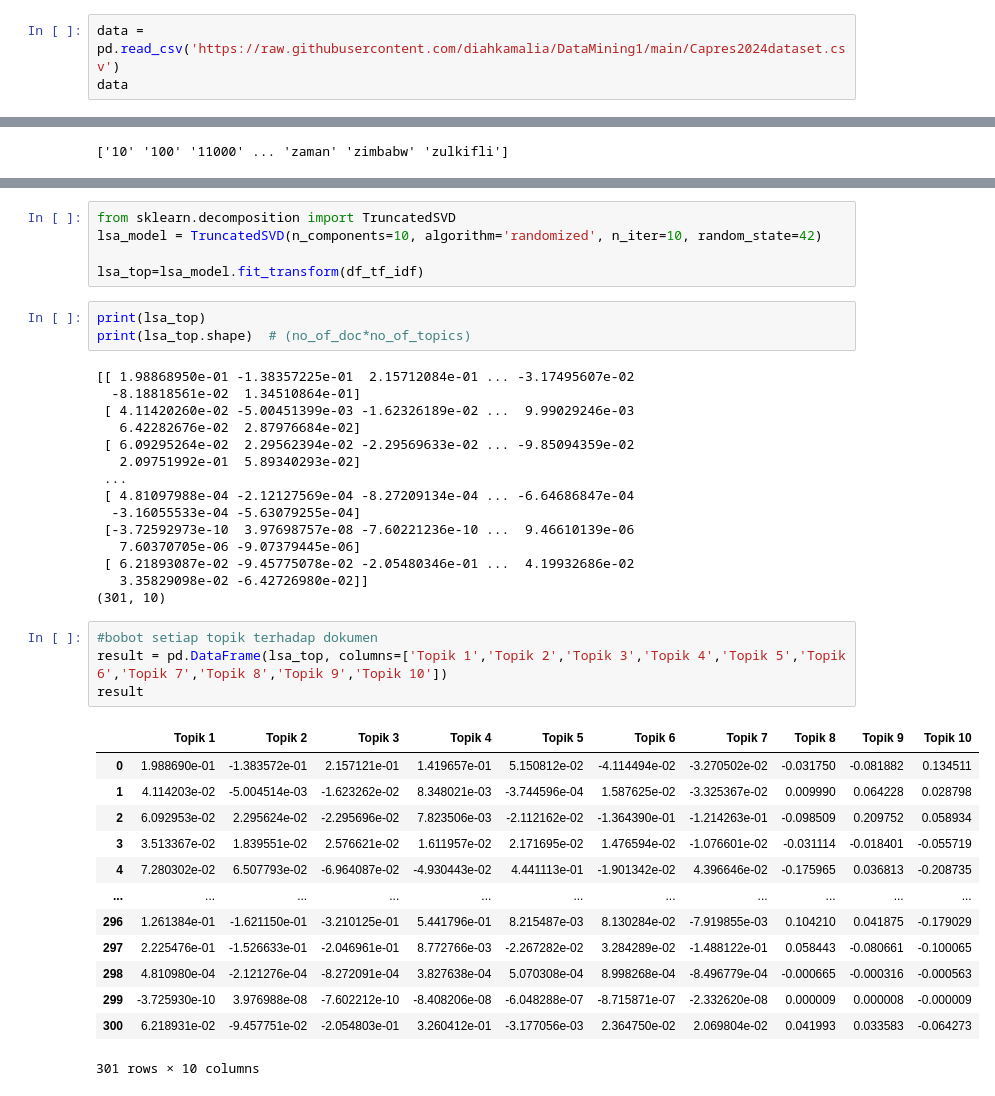
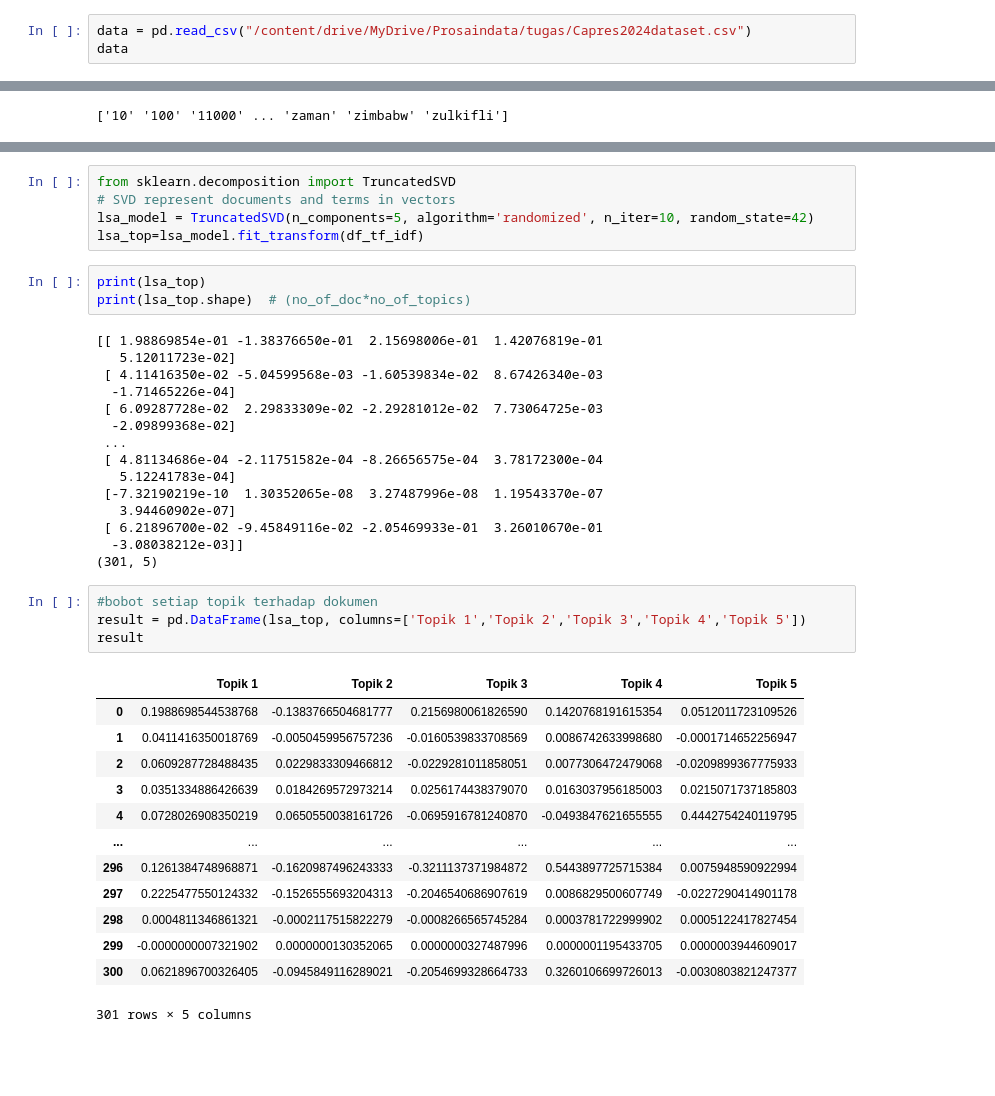
Before and after one commit to diahkamalia/prosaindata, a Jupyter notebook: _sources/topicmodelling.ipynb, the cells around one changed output, grey strips where cells are left out. Cells and saved outputs as stored; diff of their text form; blank space fills up the shorter version.

Commit message:
Update documentation

```diff
--- a/_sources/topicmodelling.ipynb
+++ b/_sources/topicmodelling.ipynb
@@ -297,7 +333,7 @@ df_new.to_csv('Capres2024dataset.csv', index=False)
 # %% [markdown]
 ## Modelling Data
 # %%
-data = pd.read_csv('https://raw.githubusercontent.com/diahkamalia/DataMining1/main/Capres2024dataset.csv')
+data = pd.read_csv("/content/drive/MyDrive/Prosaindata/tugas/Capres2024dataset.csv")
 data
 # %% [output]
 |  | stem |
@@ -390,45 +429,45 @@ df_tf_idf
 301 rows × 1484 columns
 # %%
 from sklearn.decomposition import TruncatedSVD
-lsa_model = TruncatedSVD(n_components=10, algorithm='randomized', n_iter=10, random_state=42)
-
+# SVD represent documents and terms in vectors
+lsa_model = TruncatedSVD(n_components=5, algorithm='randomized', n_iter=10, random_state=42)
 lsa_top=lsa_model.fit_transform(df_tf_idf)
 # %%
 print(lsa_top)
 print(lsa_top.shape)  # (no_of_doc*no_of_topics)
 # %% [output]
-[[ 1.98868950e-01 -1.38357225e-01  2.15712084e-01 ... -3.17495607e-02
-  -8.18818561e-02  1.34510864e-01]
- [ 4.11420260e-02 -5.00451399e-03 -1.62326189e-02 ...  9.99029246e-03
-   6.42282676e-02  2.87976684e-02]
- [ 6.09295264e-02  2.29562394e-02 -2.29569633e-02 ... -9.85094359e-02
-   2.09751992e-01  5.89340293e-02]
+[[ 1.98869854e-01 -1.38376650e-01  2.15698006e-01  1.42076819e-01
+   5.12011723e-02]
+ [ 4.11416350e-02 -5.04599568e-03 -1.60539834e-02  8.67426340e-03
+  -1.71465226e-04]
+ [ 6.09287728e-02  2.29833309e-02 -2.29281012e-02  7.73064725e-03
+  -2.09899368e-02]
  ...
- [ 4.81097988e-04 -2.12127569e-04 -8.27209134e-04 ... -6.64686847e-04
-  -3.16055533e-04 -5.63079255e-04]
- [-3.72592973e-10  3.97698757e-08 -7.60221236e-10 ...  9.46610139e-06
-   7.60370705e-06 -9.07379445e-06]
- [ 6.21893087e-02 -9.45775078e-02 -2.05480346e-01 ...  4.19932686e-02
-   3.35829098e-02 -6.42726980e-02]]
-(301, 10)
+ [ 4.81134686e-04 -2.11751582e-04 -8.26656575e-04  3.78172300e-04
+   5.12241783e-04]
+ [-7.32190219e-10  1.30352065e-08  3.27487996e-08  1.19543370e-07
+   3.94460902e-07]
+ [ 6.21896700e-02 -9.45849116e-02 -2.05469933e-01  3.26010670e-01
+  -3.08038212e-03]]
+(301, 5)
 # %%
 #bobot setiap topik terhadap dokumen
-result = pd.DataFrame(lsa_top, columns=['Topik 1','Topik 2','Topik 3','Topik 4','Topik 5','Topik 6','Topik 7','Topik 8','Topik 9','Topik 10'])
+result = pd.DataFrame(lsa_top, columns=['Topik 1','Topik 2','Topik 3','Topik 4','Topik 5'])
 result
 # %% [output]
-|  | Topik 1 | Topik 2 | Topik 3 | Topik 4 | Topik 5 | Topik 6 | Topik 7 | Topik 8 | Topik 9 | Topik 10 |
-| 0 | 1.988690e-01 | -1.383572e-01 | 2.157121e-01 | 1.419657e-01 | 5.150812e-02 | -4.114494e-02 | -3.270502e-02 | -0.031750 | -0.081882 | 0.134511 |
-| 1 | 4.114203e-02 | -5.004514e-03 | -1.623262e-02 | 8.348021e-03 | -3.744596e-04 | 1.587625e-02 | -3.325367e-02 | 0.009990 | 0.064228 | 0.028798 |
-| 2 | 6.092953e-02 | 2.295624e-02 | -2.295696e-02 | 7.823506e-03 | -2.112162e-02 | -1.364390e-01 | -1.214263e-01 | -0.098509 | 0.209752 | 0.058934 |
-| 3 | 3.513367e-02 | 1.839551e-02 | 2.576621e-02 | 1.611957e-02 | 2.171695e-02 | 1.476594e-02 | -1.076601e-02 | -0.031114 | -0.018401 | -0.055719 |
-| 4 | 7.280302e-02 | 6.507793e-02 | -6.964087e-02 | -4.930443e-02 | 4.441113e-01 | -1.901342e-02 | 4.396646e-02 | -0.175965 | 0.036813 | -0.208735 |
-| ... | ... | ... | ... | ... | ... | ... | ... | ... | ... | ... |
-| 296 | 1.261384e-01 | -1.621150e-01 | -3.210125e-01 | 5.441796e-01 | 8.215487e-03 | 8.130284e-02 | -7.919855e-03 | 0.104210 | 0.041875 | -0.179029 |
-| 297 | 2.225476e-01 | -1.526633e-01 | -2.046961e-01 | 8.772766e-03 | -2.267282e-02 | 3.284289e-02 | -1.488122e-01 | 0.058443 | -0.080661 | -0.100065 |
-| 298 | 4.810980e-04 | -2.121276e-04 | -8.272091e-04 | 3.827638e-04 | 5.070308e-04 | 8.998268e-04 | -8.496779e-04 | -0.000665 | -0.000316 | -0.000563 |
-| 299 | -3.725930e-10 | 3.976988e-08 | -7.602212e-10 | -8.408206e-08 | -6.048288e-07 | -8.715871e-07 | -2.332620e-08 | 0.000009 | 0.000008 | -0.000009 |
-| 300 | 6.218931e-02 | -9.457751e-02 | -2.054803e-01 | 3.260412e-01 | -3.177056e-03 | 2.364750e-02 | 2.069804e-02 | 0.041993 | 0.033583 | -0.064273 |
+|  | Topik 1 | Topik 2 | Topik 3 | Topik 4 | Topik 5 |
+| 0 | 0.1988698544538768 | -0.1383766504681777 | 0.2156980061826590 | 0.1420768191615354 | 0.0512011723109526 |
+| 1 | 0.0411416350018769 | -0.0050459956757236 | -0.0160539833708569 | 0.0086742633998680 | -0.0001714652256947 |
+| 2 | 0.0609287728488435 | 0.0229833309466812 | -0.0229281011858051 | 0.0077306472479068 | -0.0209899367775933 |
+| 3 | 0.0351334886426639 | 0.0184269572973214 | 0.0256174438379070 | 0.0163037956185003 | 0.0215071737185803 |
+| 4 | 0.0728026908350219 | 0.0650550038161726 | -0.0695916781240870 | -0.0493847621655555 | 0.4442754240119795 |
+| ... | ... | ... | ... | ... | ... |
+| 296 | 0.1261384748968871 | -0.1620987496243333 | -0.3211137371984872 | 0.5443897725715384 | 0.0075948590922994 |
+| 297 | 0.2225477550124332 | -0.1526555693204313 | -0.2046540686907619 | 0.0086829500607749 | -0.0227290414901178 |
+| 298 | 0.0004811346861321 | -0.0002117515822279 | -0.0008266565745284 | 0.0003781722999902 | 0.0005122417827454 |
+| 299 | -0.0000000007321902 | 0.0000000130352065 | 0.0000000327487996 | 0.0000001195433705 | 0.0000003944609017 |
+| 300 | 0.0621896700326405 | -0.0945849116289021 | -0.2054699328664733 | 0.3260106699726013 | -0.0030803821247377 |
-301 rows × 10 columns
+301 rows × 5 columns
 # %%
 VT = lsa_model.components_
 print(VT)
```
Also changed, not shown: parts of 26 cells of this notebook, 13 other files.
